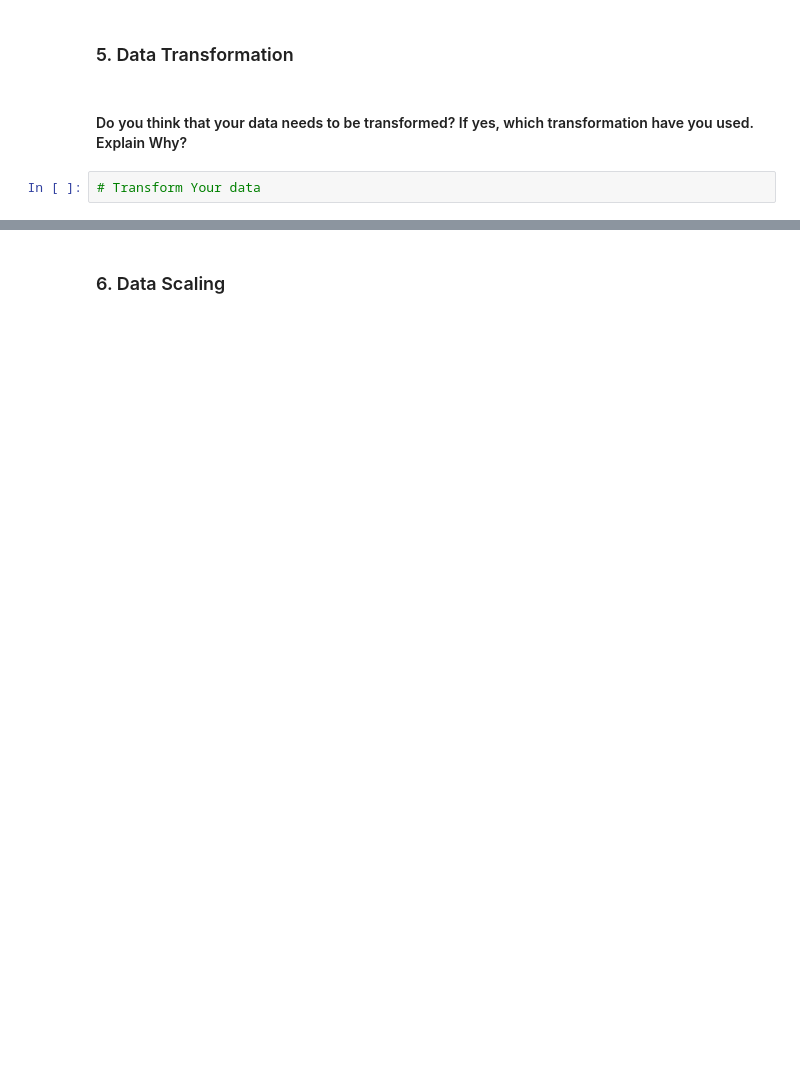
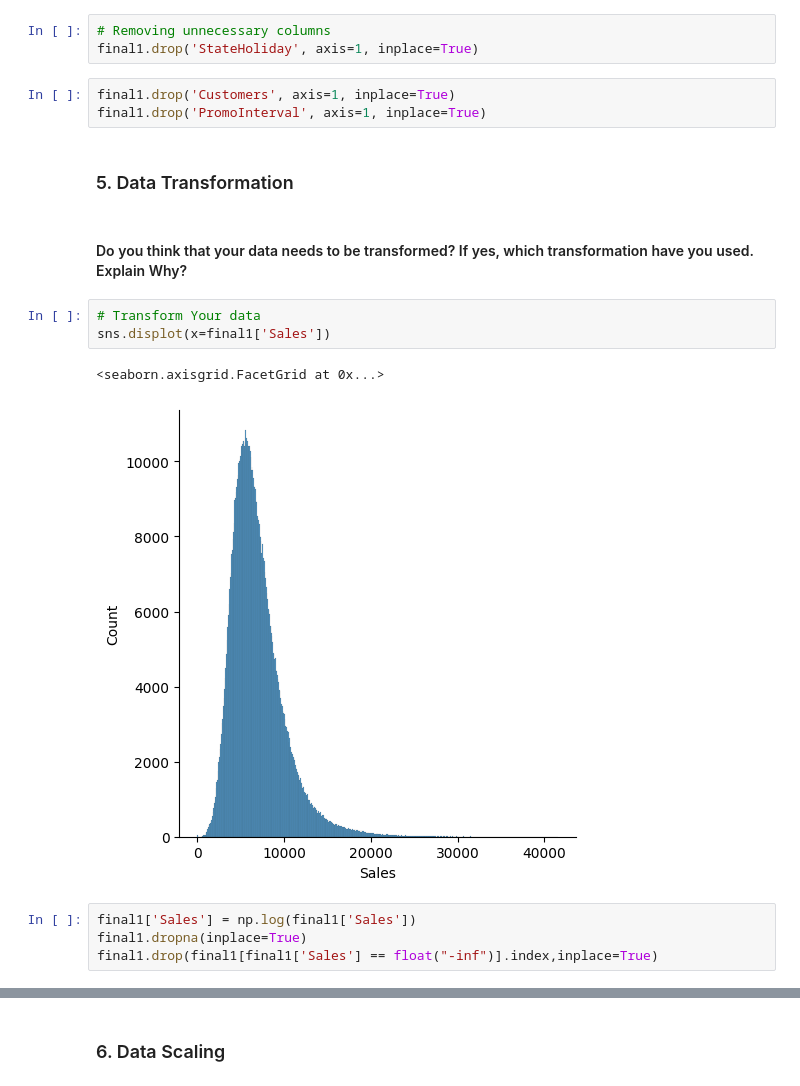
Before and after one commit to satyamkulkarni122/Assignment, a Jupyter notebook: Project_Retail_Sales_Predictions.ipynb, the cells around one changed output, grey strips where cells are left out. Saved outputs shown, nothing was run; the diff lists cells and outputs as text; blank space fills up the shorter version.

```diff
--- a/Project_Retail_Sales_Predictions.ipynb
+++ b/Project_Retail_Sales_Predictions.ipynb
@@ -1514,6 +1551,20 @@ Except above four features all the features can be considered for model training
+# %%
+# Removing unnecessary columns
+final1.drop('StateHoliday', axis=1, inplace=True)
+# %%
+final1.drop('Customers', axis=1, inplace=True)
+final1.drop('PromoInterval', axis=1, inplace=True)
 # %% [markdown]
 ### 5. Data Transformation
 # %% [markdown]
 #### Do you think that your data needs to be transformed? If yes, which transformation have you used. Explain Why?
 # %%
 # Transform Your data
+sns.displot(x=final1['Sales'])
+# %% [output]
+<seaborn.axisgrid.FacetGrid at 0x...>
+[figure, added]
+# %%
+final1['Sales'] = np.log(final1['Sales'])
+final1.dropna(inplace=True)
+final1.drop(final1[final1['Sales'] == float("-inf")].index,inplace=True)
```
Also changed, not shown: parts of 47 cells of this notebook.
